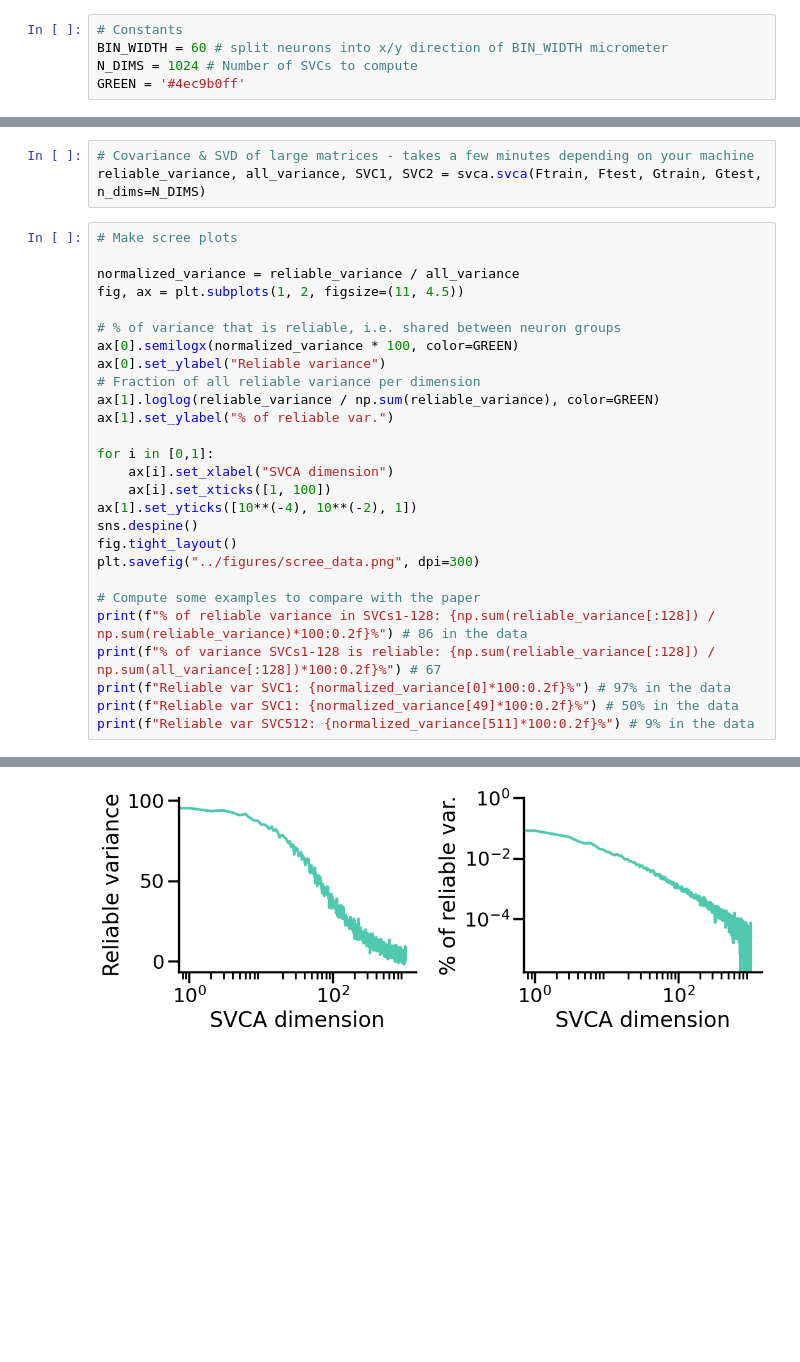
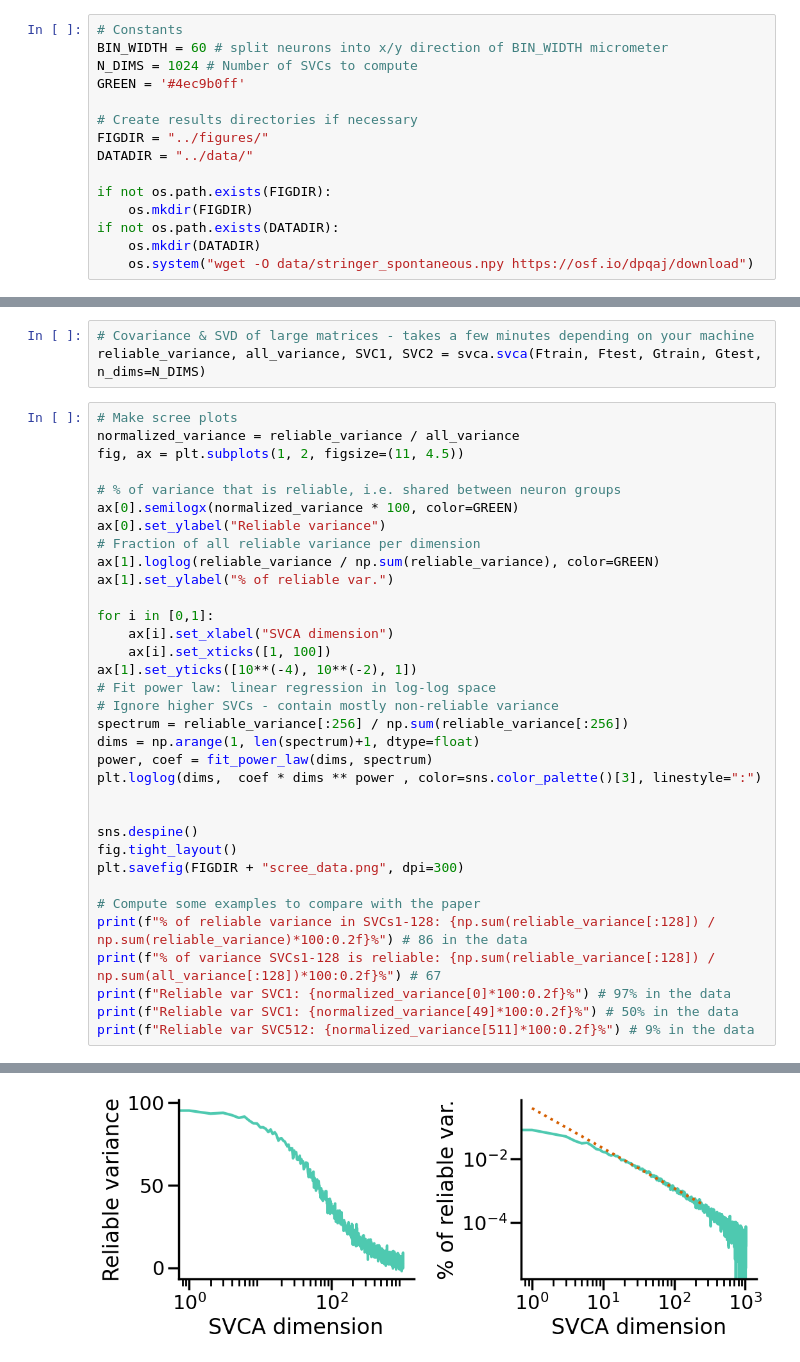
Before and after one commit to JoramKeijser/SVCA, a Jupyter notebook: docs/real_data.ipynb, the cells around one changed output, grey strips where cells are left out. Drawn from its saved outputs; the diff is of its cells as text; blank space fills up the shorter version.

Commit message:
Add utils and power law fit

```diff
--- a/docs/real_data.ipynb
+++ b/docs/real_data.ipynb
@@ -14,6 +16,16 @@ from src import svca # SVCA and data split_data
 BIN_WIDTH = 60 # split neurons into x/y direction of BIN_WIDTH micrometer
 N_DIMS = 1024 # Number of SVCs to compute
 GREEN = '#4ec9b0ff'
+
+# Create results directories if necessary
+FIGDIR = "../figures/"
+DATADIR = "../data/"
+
+if not os.path.exists(FIGDIR):
+    os.mkdir(FIGDIR)
+if not os.path.exists(DATADIR):
+    os.mkdir(DATADIR)
+    os.system("wget -O data/stringer_spontaneous.npy https://osf.io/dpqaj/download")
 # %% [markdown]
 ## Load the data
 
@@ -55,36 +67,43 @@ These statics were computed across multiple datasets. Here we analyze only one d
 reliable_variance, all_variance, SVC1, SVC2 = svca.svca(Ftrain, Ftest, Gtrain, Gtest, n_dims=N_DIMS)
 # %%
 # Make scree plots
-
 normalized_variance = reliable_variance / all_variance
 fig, ax = plt.subplots(1, 2, figsize=(11, 4.5))
 
 # % of variance that is reliable, i.e. shared between neuron groups
 ax[0].semilogx(normalized_variance * 100, color=GREEN)
 ax[0].set_ylabel("Reliable variance")
 # Fraction of all reliable variance per dimension
 ax[1].loglog(reliable_variance / np.sum(reliable_variance), color=GREEN)
 ax[1].set_ylabel("% of reliable var.")
 
 for i in [0,1]:
     ax[i].set_xlabel("SVCA dimension")
     ax[i].set_xticks([1, 100])
 ax[1].set_yticks([10**(-4), 10**(-2), 1])
+# Fit power law: linear regression in log-log space
+# Ignore higher SVCs - contain mostly non-reliable variance
+spectrum = reliable_variance[:256] / np.sum(reliable_variance[:256])
+dims = np.arange(1, len(spectrum)+1, dtype=float)
+power, coef = fit_power_law(dims, spectrum)
+plt.loglog(dims,  coef * dims ** power , color=sns.color_palette()[3], linestyle=":")
+
+
 sns.despine()
 fig.tight_layout()
-plt.savefig("../figures/scree_data.png", dpi=300)
+plt.savefig(FIGDIR + "scree_data.png", dpi=300)
 
 # Compute some examples to compare with the paper
 print(f"% of reliable variance in SVCs1-128: {np.sum(reliable_variance[:128]) / np.sum(reliable_variance)*100:0.2f}%") # 86 in the data
 print(f"% of variance SVCs1-128 is reliable: {np.sum(reliable_variance[:128]) / np.sum(all_variance[:128])*100:0.2f}%") # 67
 print(f"Reliable var SVC1: {normalized_variance[0]*100:0.2f}%") # 97% in the data
 print(f"Reliable var SVC1: {normalized_variance[49]*100:0.2f}%") # 50% in the data
 print(f"Reliable var SVC512: {normalized_variance[511]*100:0.2f}%") # 9% in the data
 # %% [output]
 % of reliable variance in SVCs1-128: 86.85%
 % of variance SVCs1-128 is reliable: 74.85%
 Reliable var SVC1: 96.72%
 Reliable var SVC1: 56.41%
 Reliable var SVC512: 6.93%
-[figure, old version]
+[figure, new version]
 # %% [markdown]
```
Also changed, not shown: parts of 4 cells of this notebook, 4 other files.
